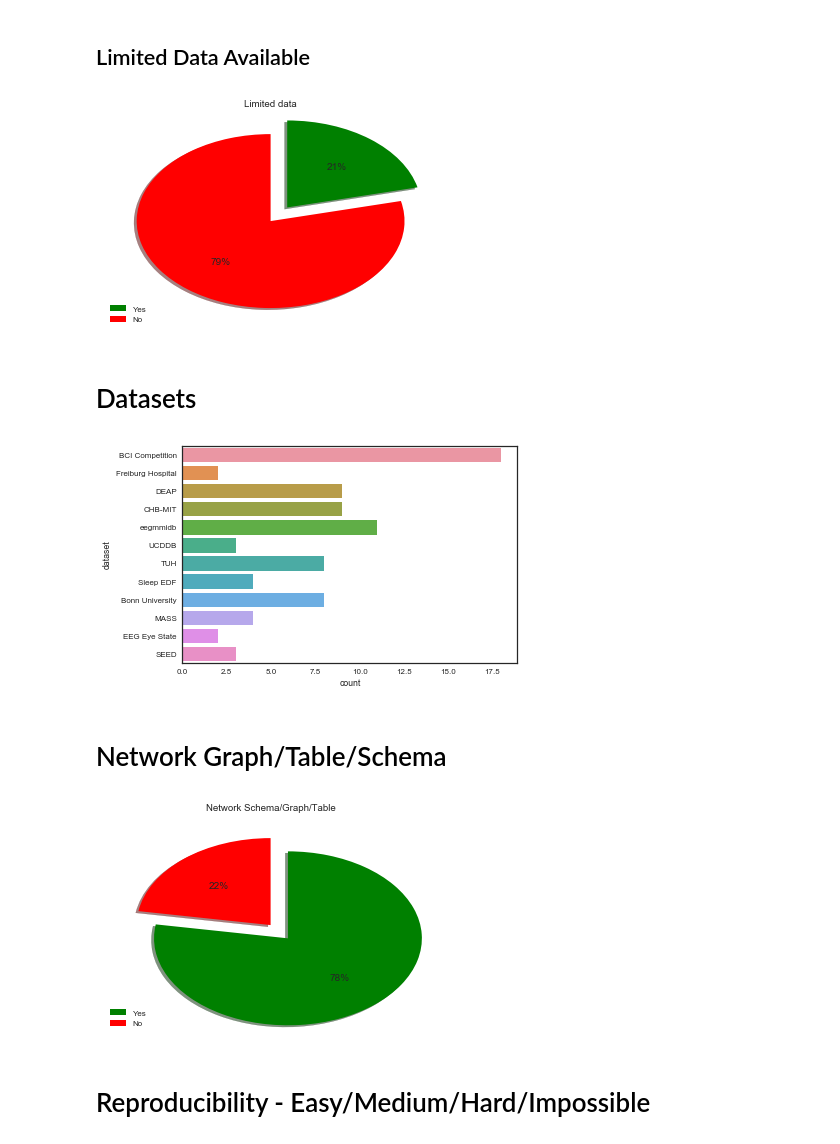
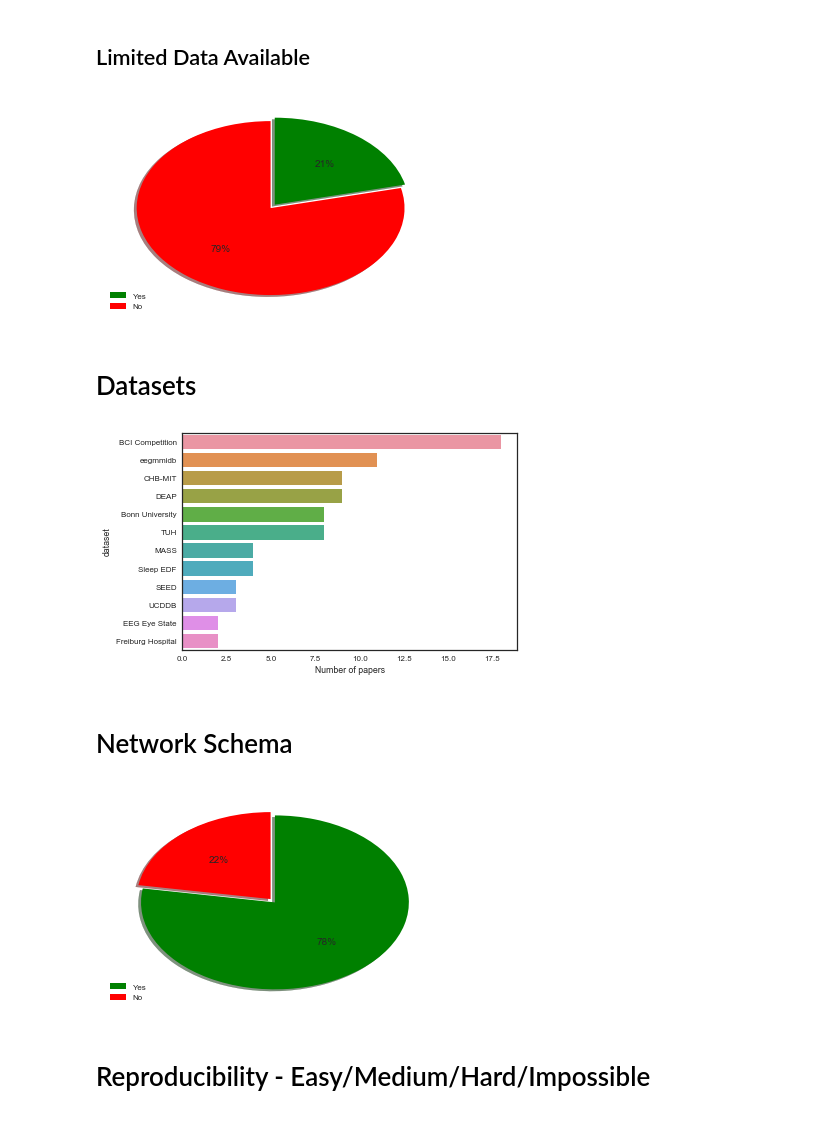
Before and after one commit to hubertjb/dl-eeg-review, a Jupyter notebook: notebooks/sandbox.ipynb, the cells around one changed output. Cells and saved outputs as stored; diff of their text form; code cells hidden in the pictures.

```diff
--- a/notebooks/sandbox.ipynb
+++ b/notebooks/sandbox.ipynb
@@ -292,18 +492,18 @@ plt.savefig("../figs/{}.eps".format('Code hosted on'), bbox_inches='tight', form
 # %%
 col_name = 'Limited data'
 col_options = ['Yes', 'No']    # To control the order and plot color/explode.
 values = [df[col_name].value_counts()[col_options[0]], df[col_name].value_counts()[col_options[1]]]
 colors = ['g', 'r']
-explode = (0.2, 0)
+explode = (0.05, 0)
 
 fig = plt.figure()
 plt.pie(values, colors=colors, explode=explode, counterclock=False, shadow=True, autopct='%1.0f%%', startangle=90)
-plt.title(col_name)
+#plt.title(col_name)
 plt.legend(col_options, loc=3)
 plt.savefig("../figs/{}.eps".format(col_name), bbox_inches='tight', format='eps', dpi=1000) # Needs to be before plt.show()
 plt.show()
 # %% [output]
-[figure, old version]
+[figure, new version]
 # %% [markdown]
 # Datasets
 # %%
@@ -332,31 +532,34 @@ for ds in collections.Counter(a).items():
         a = remove_me(a, ds[0])
 
 ds_df = (pd.DataFrame.from_dict(collections.Counter(a), orient='index').reset_index()).rename(columns={'index':'dataset', 0:'count'})
+ds_df['Main domain'] = df['Main domain']
 #print(ds_df)
 
-ax = sns.barplot(y='dataset', x='count', data=ds_df)
+sortd = ds_df.groupby(["dataset"])['count'].aggregate(np.median).reset_index().sort_values('count', ascending=False)
+ax = sns.barplot(y='dataset', x='count', order=sortd["dataset"], data=ds_df)
+plt.xlabel('Number of papers')
 
 plt.savefig("../figs/{}.eps".format("Datasets"), bbox_inches='tight', format='eps', dpi=1000) # Needs to be before plt.show()
 plt.show()
 # %% [output]
-[figure, old version]
+[figure, new version]
 # %% [markdown]
-# Network Graph/Table/Schema
+# Network Schema
 # %%
-col_name = 'Network Schema/Graph/Table'
-col_options = ['Yes', 'No']    # To control the order and plot color/explode.
+col_name = 'Network Schema'
+col_options = ['Yes', 'No']
 values = [df[col_name].value_counts()[col_options[0]], df[col_name].value_counts()[col_options[1]]]
 colors = ['g', 'r']
-explode = (0.2, 0)
+explode = (0.05, 0)
 
 fig = plt.figure()
 plt.pie(values, colors=colors, explode=explode, counterclock=False, shadow=True, autopct='%1.0f%%', startangle=90)
-plt.title(col_name)
+#plt.title(col_name)
 plt.legend(col_options, loc=3)
-plt.savefig("../figs/{}.eps".format("Network Schema"), bbox_inches='tight', format='eps', dpi=1000) # Needs to be before plt.show()
+plt.savefig("../figs/{}.eps".format(col_name), bbox_inches='tight', format='eps', dpi=1000) # Needs to be before plt.show()
 plt.show()
 # %% [output]
-[figure, old version]
+[figure, new version]
 # %% [markdown]
 # Reproducibility - Easy/Medium/Hard/Impossible
 # %%
```
Also changed, not shown: parts of 22 cells of this notebook.
